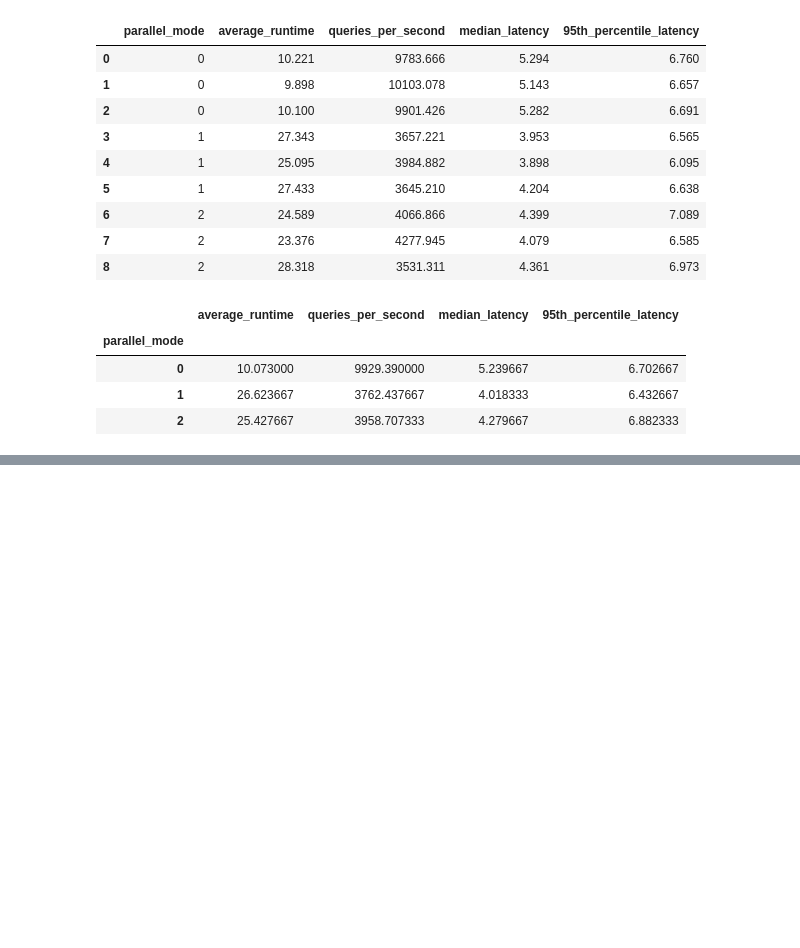
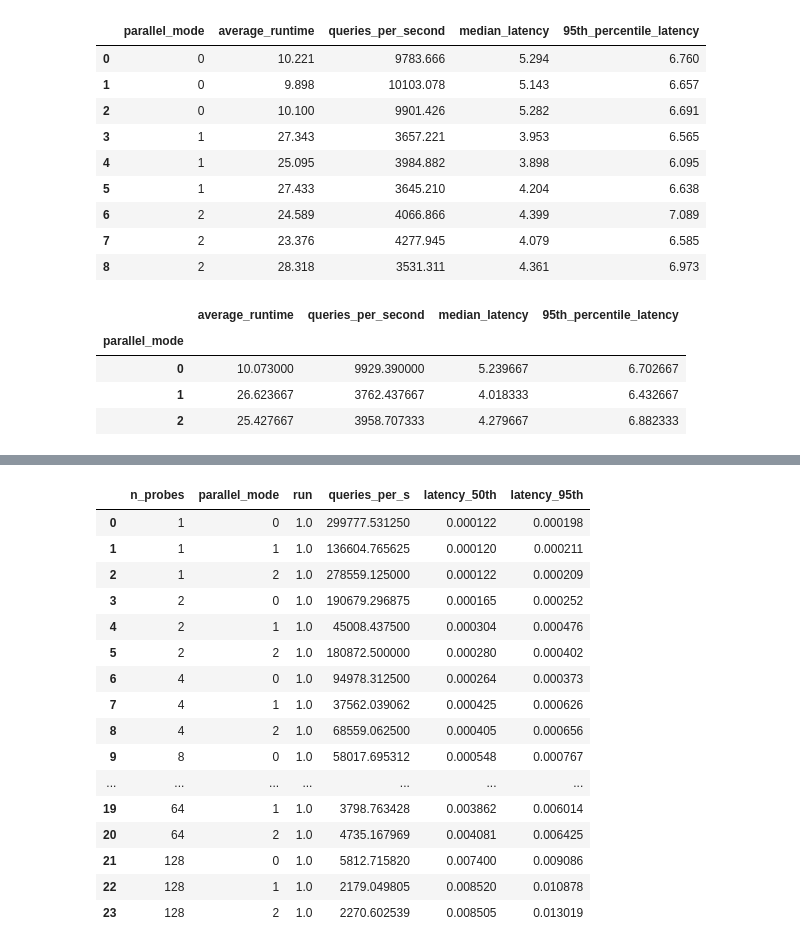
Before and after one commit to TimonFercho/ann-distributed-key-value-store, a Jupyter notebook: evaluation/baselines/faiss-ondisk/baseline.ipynb, the cells around one changed output, grey strips where cells are left out. Saved outputs shown, nothing was run; the diff lists cells and outputs as text; code cells hidden in the pictures; blank space fills up the shorter version.

```diff
--- a/evaluation/baselines/faiss-ondisk/baseline.ipynb
+++ b/evaluation/baselines/faiss-ondisk/baseline.ipynb
@@ -53,0 +87,22 @@ mean_df
+# %%
+# average over runs
+baseline_mean_df = baseline_raw_df.groupby(['n_probes', 'parallel_mode']).mean().reset_index()
+baseline_mean_df
+# %% [output]
+|  | n_probes | parallel_mode | run | queries_per_s | latency_50th | latency_95th |
+| 0 | 1 | 0 | 1.0 | 299777.531250 | 0.000122 | 0.000198 |
+| 1 | 1 | 1 | 1.0 | 136604.765625 | 0.000120 | 0.000211 |
+| 2 | 1 | 2 | 1.0 | 278559.125000 | 0.000122 | 0.000209 |
+| 3 | 2 | 0 | 1.0 | 190679.296875 | 0.000165 | 0.000252 |
+| 4 | 2 | 1 | 1.0 | 45008.437500 | 0.000304 | 0.000476 |
+| 5 | 2 | 2 | 1.0 | 180872.500000 | 0.000280 | 0.000402 |
+| 6 | 4 | 0 | 1.0 | 94978.312500 | 0.000264 | 0.000373 |
+| 7 | 4 | 1 | 1.0 | 37562.039062 | 0.000425 | 0.000626 |
+| 8 | 4 | 2 | 1.0 | 68559.062500 | 0.000405 | 0.000656 |
+| 9 | 8 | 0 | 1.0 | 58017.695312 | 0.000548 | 0.000767 |
+| ... | ... | ... | ... | ... | ... | ... |
+| 19 | 64 | 1 | 1.0 | 3798.763428 | 0.003862 | 0.006014 |
+| 20 | 64 | 2 | 1.0 | 4735.167969 | 0.004081 | 0.006425 |
+| 21 | 128 | 0 | 1.0 | 5812.715820 | 0.007400 | 0.009086 |
+| 22 | 128 | 1 | 1.0 | 2179.049805 | 0.008520 | 0.010878 |
+| 23 | 128 | 2 | 1.0 | 2270.602539 | 0.008505 | 0.013019 |
```
Also changed, not shown: parts of 10 cells of this notebook.
